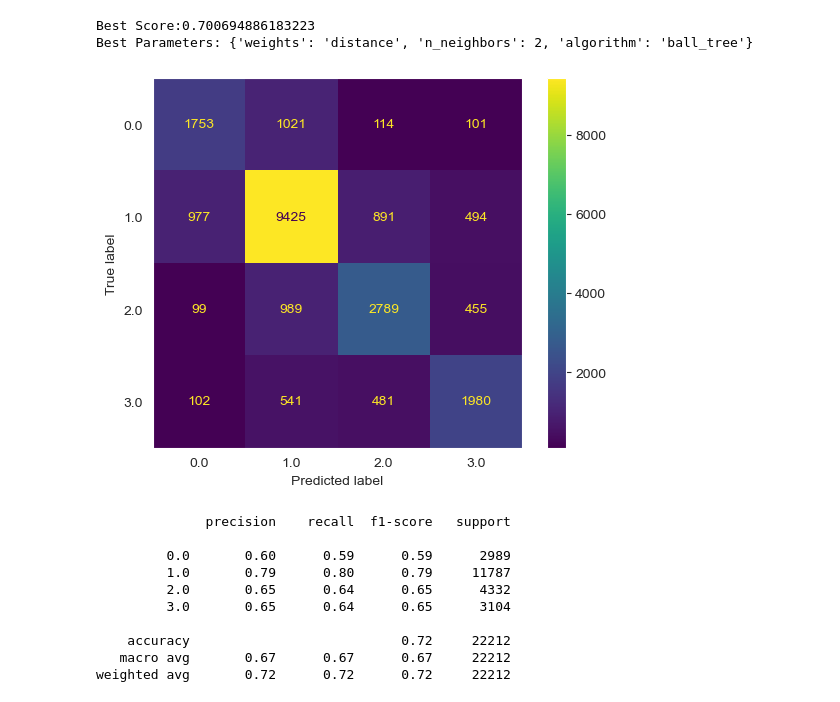
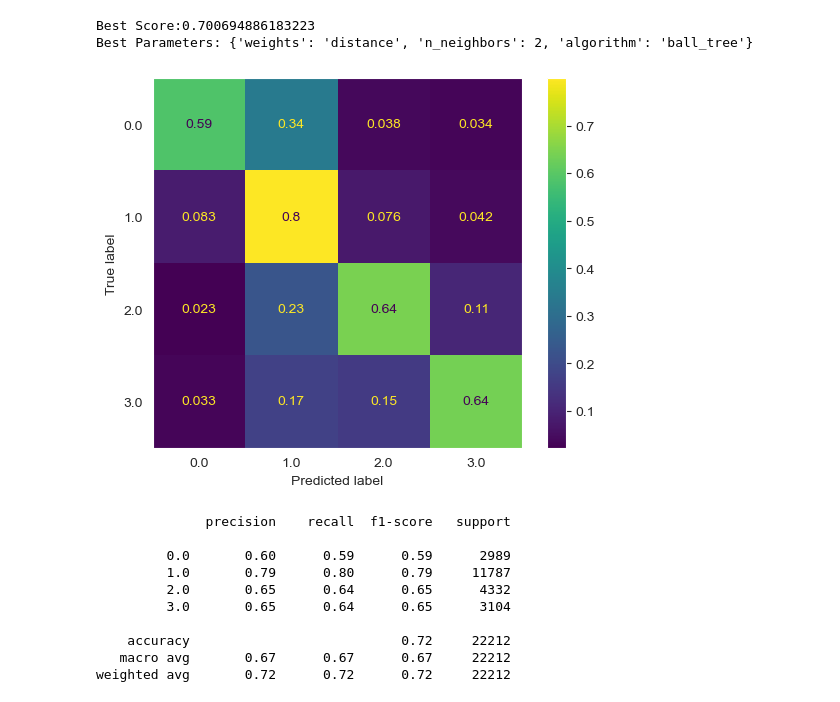
Before and after one commit to jpjavier23/capstone_2_final_documentation, a Jupyter notebook: capstone_2_final_report.ipynb, the cells around one changed output. Cells and saved outputs as stored; diff of their text form; code cells hidden in the pictures.

```diff
--- a/capstone_2_final_report.ipynb
+++ b/capstone_2_final_report.ipynb
@@ -1014,12 +1039,12 @@ knn_model = knn.fit(x_train_scale, y_train)
 # %%
 knn_pred = knn_model.predict(x_test_scale)
 # %%
-knn_confusion = confusion_matrix(y_test, knn_pred, labels = knn_model.classes_)
+knn_confusion = confusion_matrix(y_test, knn_pred, labels = knn_model.classes_, normalize = 'true')
 knn_confusion_matrix = ConfusionMatrixDisplay(confusion_matrix = knn_confusion, display_labels = knn_model.classes_)
 knn_confusion_matrix.plot()
 plt.show()
 # %% [output]
-[figure, old version]
+[figure, new version]
 # %%
 print(classification_report(y_test, knn_pred))
 # %% [output]
```
Also changed, not shown: parts of 13 cells of this notebook.
